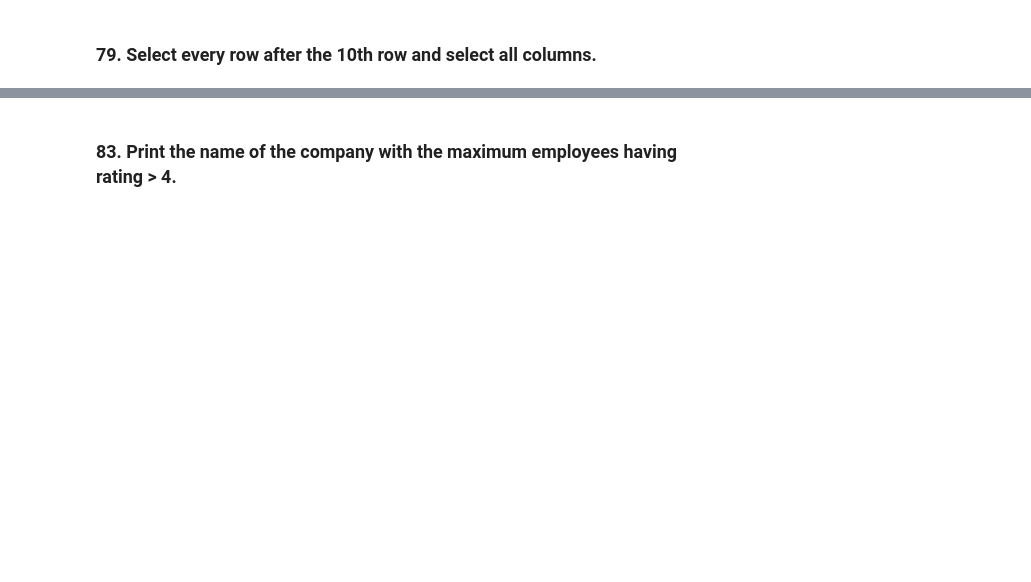
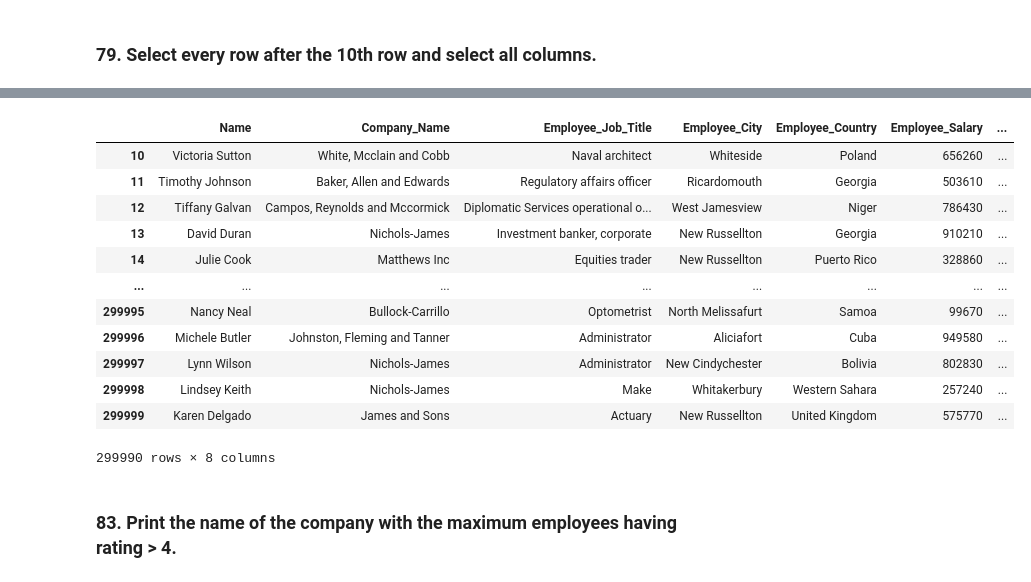
Before and after one commit to gina261/Ybigta_assignment, a Jupyter notebook: 0104_python+pandas/Pandas_Assignment_24기_김예진.ipynb, the cells around one changed output, grey strips where cells are left out. Cells and saved outputs as stored; diff of their text form; code cells hidden in the pictures; blank space fills up the shorter version.

```diff
--- a/0104_python+pandas/Pandas_Assignment_24기_김예진.ipynb
+++ b/0104_python+pandas/Pandas_Assignment_24기_김예진.ipynb
@@ -682,2 +689,18 @@ Name: Company_Name, Length: 300000, dtype: object
+# %%
+df.iloc[10:]
+# %% [output]
+|  | Name | Company_Name | Employee_Job_Title | Employee_City | Employee_Country | Employee_Salary | ... |
+| 10 | Victoria Sutton | White, Mcclain and Cobb | Naval architect | Whiteside | Poland | 656260 | ... |
+| 11 | Timothy Johnson | Baker, Allen and Edwards | Regulatory affairs officer | Ricardomouth | Georgia | 503610 | ... |
+| 12 | Tiffany Galvan | Campos, Reynolds and Mccormick | Diplomatic Services operational o... | West Jamesview | Niger | 786430 | ... |
+| 13 | David Duran | Nichols-James | Investment banker, corporate | New Russellton | Georgia | 910210 | ... |
+| 14 | Julie Cook | Matthews Inc | Equities trader | New Russellton | Puerto Rico | 328860 | ... |
+| ... | ... | ... | ... | ... | ... | ... | ... |
+| 299995 | Nancy Neal | Bullock-Carrillo | Optometrist | North Melissafurt | Samoa | 99670 | ... |
+| 299996 | Michele Butler | Johnston, Fleming and Tanner | Administrator | Aliciafort | Cuba | 949580 | ... |
+| 299997 | Lynn Wilson | Nichols-James | Administrator | New Cindychester | Bolivia | 802830 | ... |
+| 299998 | Lindsey Keith | Nichols-James | Make | Whitakerbury | Western Sahara | 257240 | ... |
+| 299999 | Karen Delgado | James and Sons | Actuary | New Russellton | United Kingdom | 575770 | ... |
+299990 rows × 8 columns
 # %% [markdown]
 ### 83. Print the name of the company with the maximum employees having rating > 4.
```
Also changed, not shown: parts of 60 cells of this notebook.
